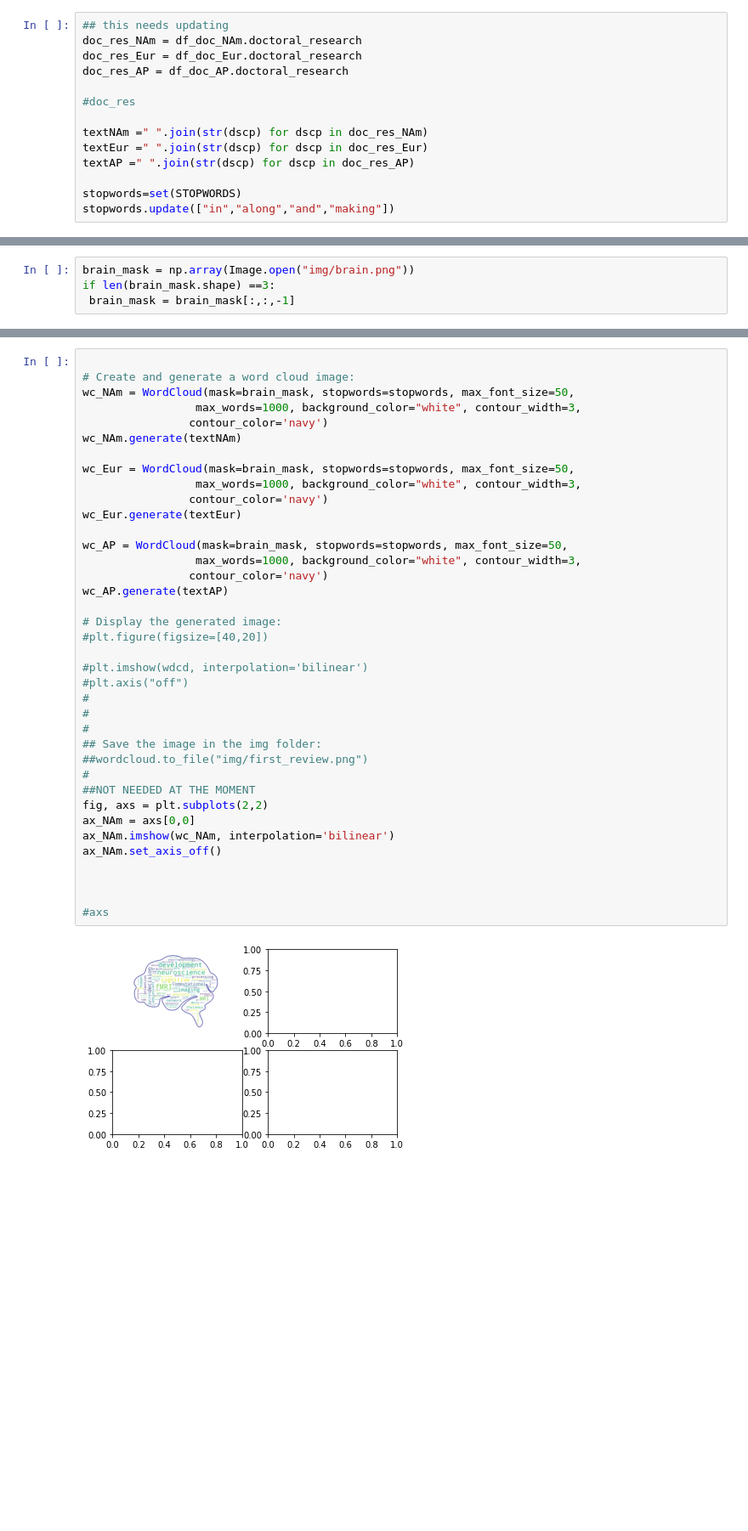
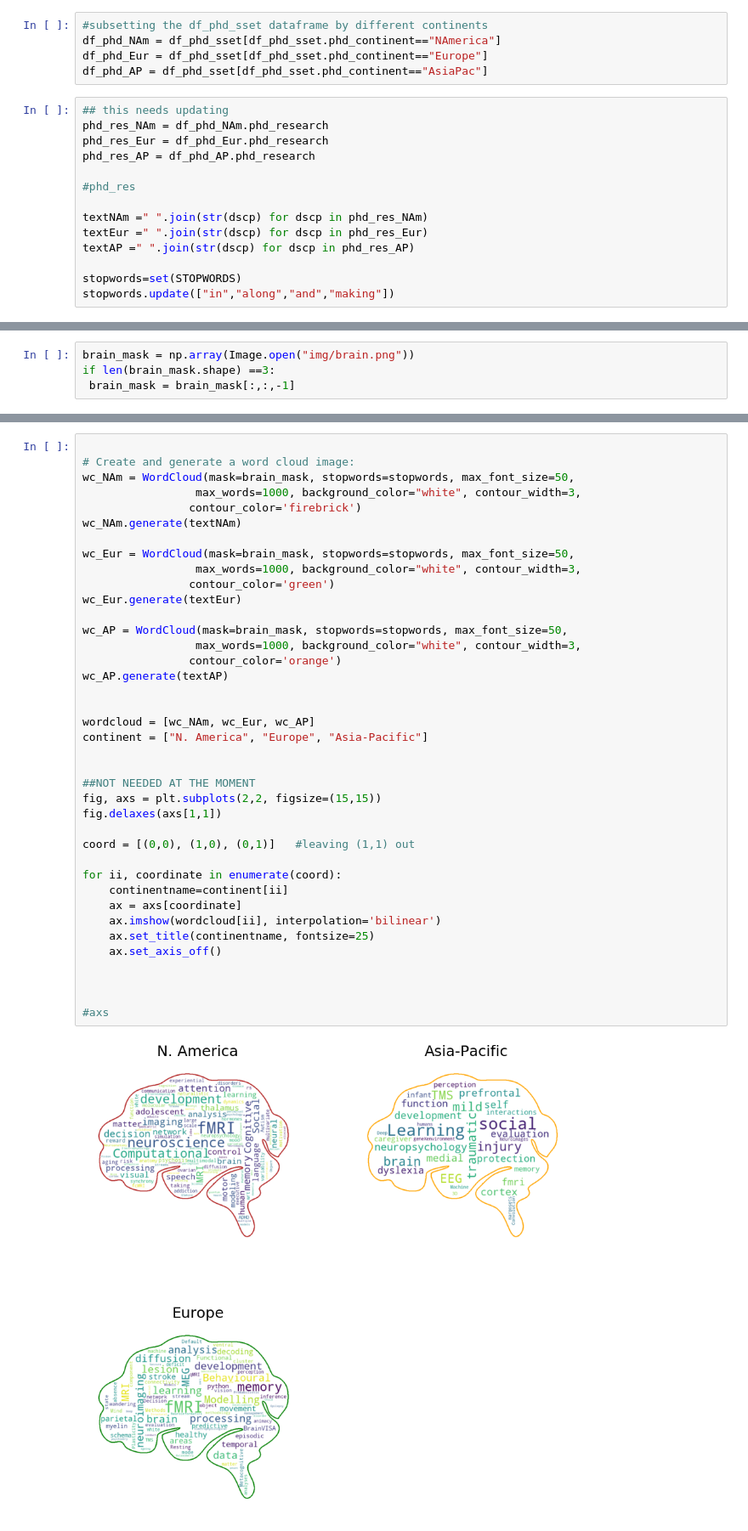
Before and after one commit to g14r/neurohackmap, a Jupyter notebook: wordcloud_neurohackmap.ipynb, the cells around one changed output, grey strips where cells are left out. Shown at 85% size. Saved outputs shown, nothing was run; the diff lists cells and outputs as text; blank space fills up the shorter version.

Commit message:
updated wordcloud ipynb & images

```diff
--- a/wordcloud_neurohackmap.ipynb
+++ b/wordcloud_neurohackmap.ipynb
@@ -384,14 +323,19 @@ df_doc_AP = df_doc_loc[df_doc_loc.Doc_continent=="AsiaPac"]
+# %%
+#subsetting the df_phd_sset dataframe by different continents
+df_phd_NAm = df_phd_sset[df_phd_sset.phd_continent=="NAmerica"]
+df_phd_Eur = df_phd_sset[df_phd_sset.phd_continent=="Europe"]
+df_phd_AP = df_phd_sset[df_phd_sset.phd_continent=="AsiaPac"]
 # %%
 ## this needs updating
-doc_res_NAm = df_doc_NAm.doctoral_research
-doc_res_Eur = df_doc_Eur.doctoral_research
-doc_res_AP = df_doc_AP.doctoral_research
+phd_res_NAm = df_phd_NAm.phd_research
+phd_res_Eur = df_phd_Eur.phd_research
+phd_res_AP = df_phd_AP.phd_research
 
-#doc_res
+#phd_res
 
-textNAm =" ".join(str(dscp) for dscp in doc_res_NAm)
-textEur =" ".join(str(dscp) for dscp in doc_res_Eur)
-textAP =" ".join(str(dscp) for dscp in doc_res_AP)
+textNAm =" ".join(str(dscp) for dscp in phd_res_NAm)
+textEur =" ".join(str(dscp) for dscp in phd_res_Eur)
+textAP =" ".join(str(dscp) for dscp in phd_res_AP)
 
 stopwords=set(STOPWORDS)
 stopwords.update(["in","along","and","making"])
@@ -429,40 +365,41 @@ array([[255, 255, 255, ..., 255, 255, 255],
 # %%
 
 # Create and generate a word cloud image:
 wc_NAm = WordCloud(mask=brain_mask, stopwords=stopwords, max_font_size=50,
                  max_words=1000, background_color="white", contour_width=3,
-                contour_color='navy')
+                contour_color='firebrick')
 wc_NAm.generate(textNAm)
 
 wc_Eur = WordCloud(mask=brain_mask, stopwords=stopwords, max_font_size=50,
                  max_words=1000, background_color="white", contour_width=3,
-                contour_color='navy')
+                contour_color='green')
 wc_Eur.generate(textEur)
 
 wc_AP = WordCloud(mask=brain_mask, stopwords=stopwords, max_font_size=50,
                  max_words=1000, background_color="white", contour_width=3,
-                contour_color='navy')
+                contour_color='orange')
 wc_AP.generate(textAP)
 
-# Display the generated image:
-#plt.figure(figsize=[40,20])
 
-#plt.imshow(wdcd, interpolation='bilinear')
-#plt.axis("off")
-#
-#
-#
-## Save the image in the img folder:
-##wordcloud.to_file("img/first_review.png")
-#
+wordcloud = [wc_NAm, wc_Eur, wc_AP]
+continent = ["N. America", "Europe", "Asia-Pacific"]
+
+
 ##NOT NEEDED AT THE MOMENT
-fig, axs = plt.subplots(2,2)
-ax_NAm = axs[0,0]
-ax_NAm.imshow(wc_NAm, interpolation='bilinear')
-ax_NAm.set_axis_off()
+fig, axs = plt.subplots(2,2, figsize=(15,15))
+fig.delaxes(axs[1,1])
+
+coord = [(0,0), (1,0), (0,1)]   #leaving (1,1) out
+
+for ii, coordinate in enumerate(coord):
+    continentname=continent[ii]
+    ax = axs[coordinate]
+    ax.imshow(wordcloud[ii], interpolation='bilinear')
+    ax.set_title(continentname, fontsize=25)
+    ax.set_axis_off()
 
 
 
 #axs
 # %% [output]
-[figure, old version]
+[figure, new version]
```
Also changed, not shown: parts of 47 cells of this notebook, 1 other file.
